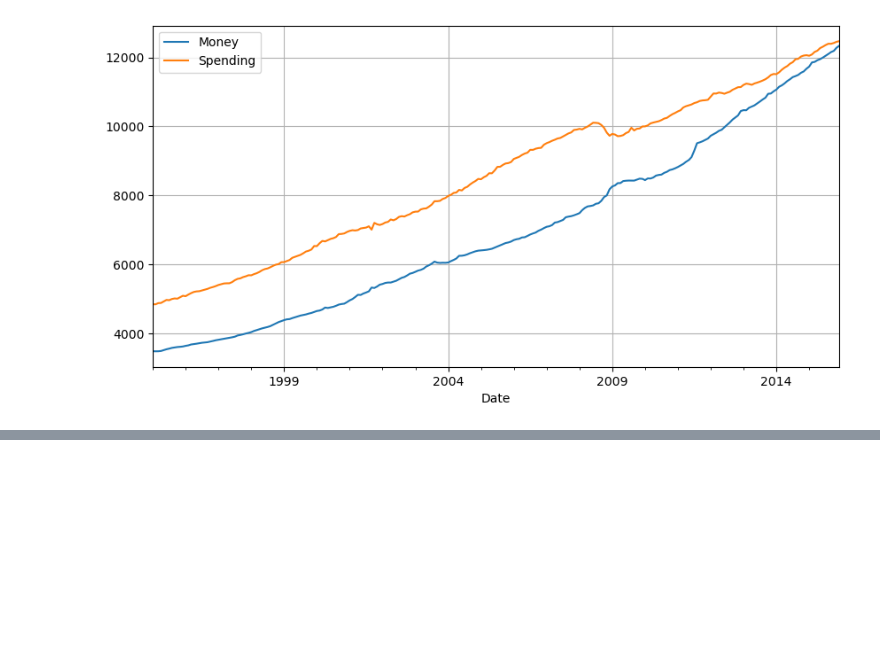
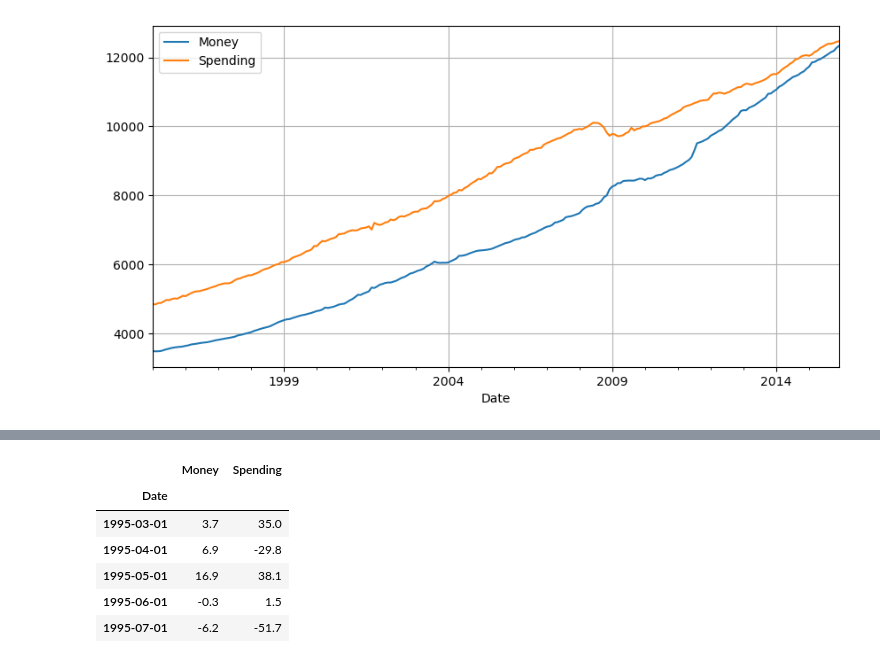
Before and after one commit to Shiska07/Data-Science-and-Machine-Learning, a Jupyter notebook: Time-Series-Analysis/Vector AutoRegression (VAR) Model.ipynb, the cells around one changed output, grey strips where cells are left out. Cells and saved outputs as stored; diff of their text form; code cells hidden in the pictures; blank space fills up the shorter version.

```diff
--- a/Time-Series-Analysis/Vector AutoRegression (VAR) Model.ipynb
+++ b/Time-Series-Analysis/Vector AutoRegression (VAR) Model.ipynb
@@ -71,0 +134,2 @@ df.plot(figsize = (10, 5), grid = True, legend = True)
+# %%
+df_transformed = df.diff()
@@ -71,0 +168,13 @@ df.plot(figsize = (10, 5), grid = True, legend = True)
+# %%
+## Money is still not stationary so we need to difference it again
+df_transformed = df_transformed.diff().dropna()
+# %%
+df_transformed.head()
+# %% [output]
+|  | Money | Spending |
+| Date |  |  |
+| 1995-03-01 | 3.7 | 35.0 |
+| 1995-04-01 | 6.9 | -29.8 |
+| 1995-05-01 | 16.9 | 38.1 |
+| 1995-06-01 | -0.3 | 1.5 |
+| 1995-07-01 | -6.2 | -51.7 |
```
Also changed, not shown: parts of 9 cells of this notebook.
